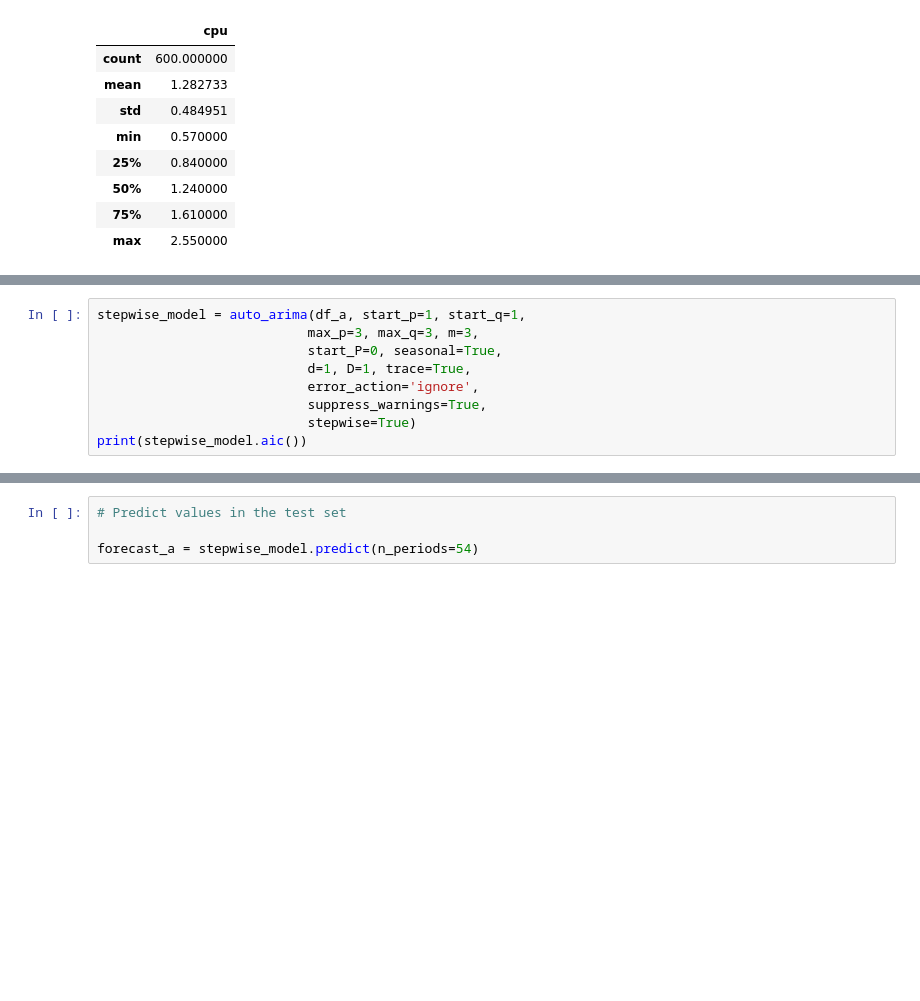
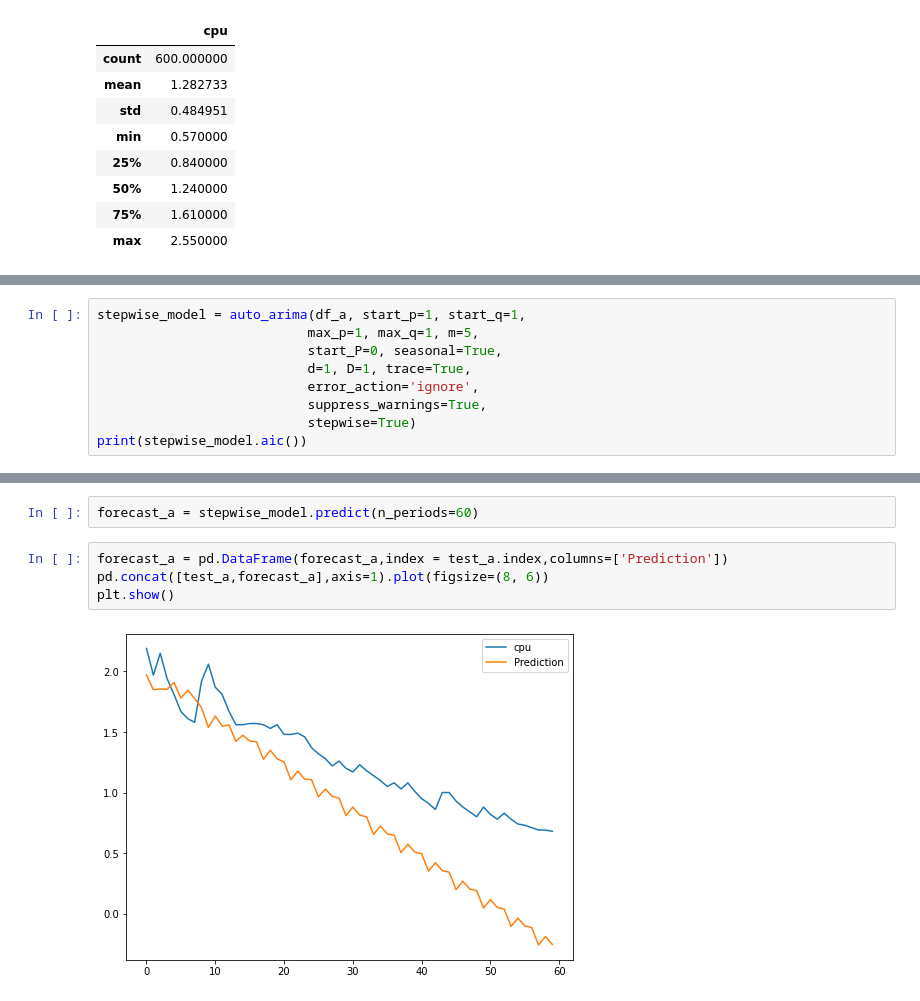
Before and after one commit to marfurt1/coffee_api-ana, a Jupyter notebook: src/explore.ipynb, the cells around one changed output, grey strips where cells are left out. Drawn from its saved outputs; the diff is of its cells as text; blank space fills up the shorter version.

```diff
--- a/src/explore.ipynb
+++ b/src/explore.ipynb
@@ -196,6 +233,6 @@ plt.show()
 # %%
 stepwise_model = auto_arima(df_a, start_p=1, start_q=1,
-                           max_p=3, max_q=3, m=3,
+                           max_p=1, max_q=1, m=5,
                            start_P=0, seasonal=True,
                            d=1, D=1, trace=True,
                            error_action='ignore',
@@ -235,4 +273,8 @@ plt.show()
-# %%
-# Predict values in the test set
-
-forecast_a = stepwise_model.predict(n_periods=54)
+# %%
+forecast_a = stepwise_model.predict(n_periods=60)
+# %%
+forecast_a = pd.DataFrame(forecast_a,index = test_a.index,columns=['Prediction'])
+pd.concat([test_a,forecast_a],axis=1).plot(figsize=(8, 6))
+plt.show()
+# %% [output]
+[figure, added]
```
Also changed, not shown: parts of 30 cells of this notebook.
